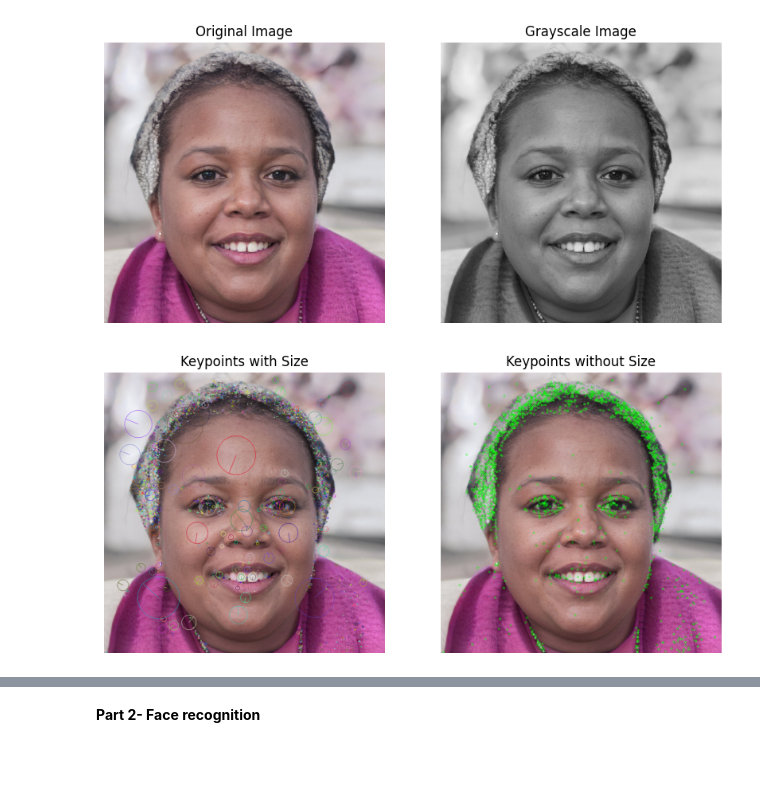
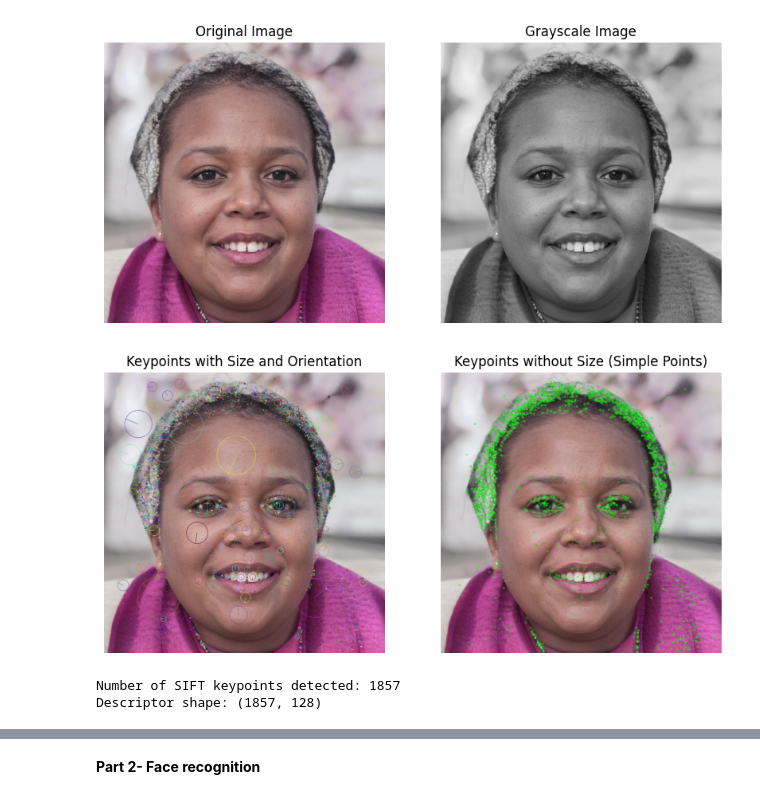
Before and after one commit to ploung/AAI_521_ComputerVision_Module4, a Jupyter notebook: Pros Loung_Assignment4.ipynb, the cells around one changed output, grey strips where cells are left out. Saved outputs shown, nothing was run; the diff lists cells and outputs as text; code cells hidden in the pictures; blank space fills up the shorter version.

```diff
--- a/Pros Loung_Assignment4.ipynb
+++ b/Pros Loung_Assignment4.ipynb
@@ -57,27 +57,35 @@ plt.show()
 # %%
 #a- SIFT
 sift = cv2.xfeatures2d.SIFT_create()
 # Find detect and compute function and apply it on top of sift
-sift = cv2.xfeatures2d.SIFT_create()
 original_keypoints, original_descriptor = sift.detectAndCompute(img_gray, None)
-keypoints_without_size = np.copy(img_rgb)
 
 # Draw the result here
-keypoints_with_size = (51, 163, 236)
-result1 = cv2.drawKeypoints(img_rgb, original_keypoints, keypoints_with_size, flags = cv2.DRAW_MATCHES_FLAGS_DRAW_RICH_KEYPOINTS)
-result2 = cv2.drawKeypoints(img_rgb, original_keypoints, keypoints_without_size, color = (0, 255, 0))
+# For rich keypoints (with size and orientation)
+result1 = cv2.drawKeypoints(img_rgb, original_keypoints, None,
+                           flags=cv2.DRAW_MATCHES_FLAGS_DRAW_RICH_KEYPOINTS)
+
+# For simple keypoints (just points)
+result2 = cv2.drawKeypoints(img_rgb, original_keypoints, None,
+                           color=(0, 255, 0))
 
 # Show the result here
 f = plt.figure(figsize=(10, 5))
 f.add_subplot(1, 2, 1)
 plt.imshow(cv2.cvtColor(result1, cv2.COLOR_BGR2RGB))
-plt.title('Keypoints with Size')
+plt.title('Keypoints with Size and Orientation')
 plt.axis('off')
 
 f.add_subplot(1, 2, 2)
 plt.imshow(cv2.cvtColor(result2, cv2.COLOR_BGR2RGB))
-plt.title('Keypoints without Size')
+plt.title('Keypoints without Size (Simple Points)')
 plt.axis('off')
 plt.show()
+
+print(f"Number of SIFT keypoints detected: {len(original_keypoints)}")
+if original_descriptor is not None:
+    print(f"Descriptor shape: {original_descriptor.shape}")
 # %% [output]
-[figure, old version]
+[figure, new version]
+Number of SIFT keypoints detected: 1857
+Descriptor shape: (1857, 128)
```
Also changed, not shown: parts of 13 cells of this notebook.
